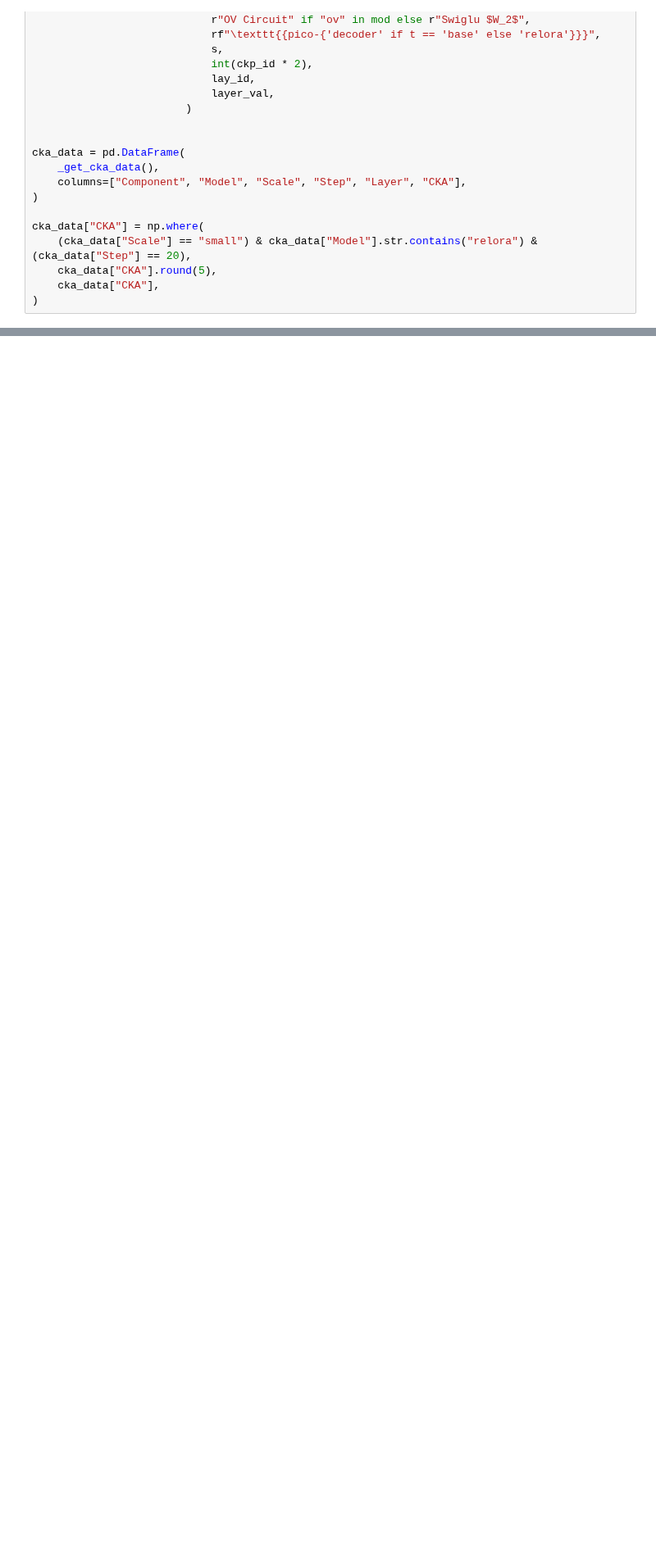
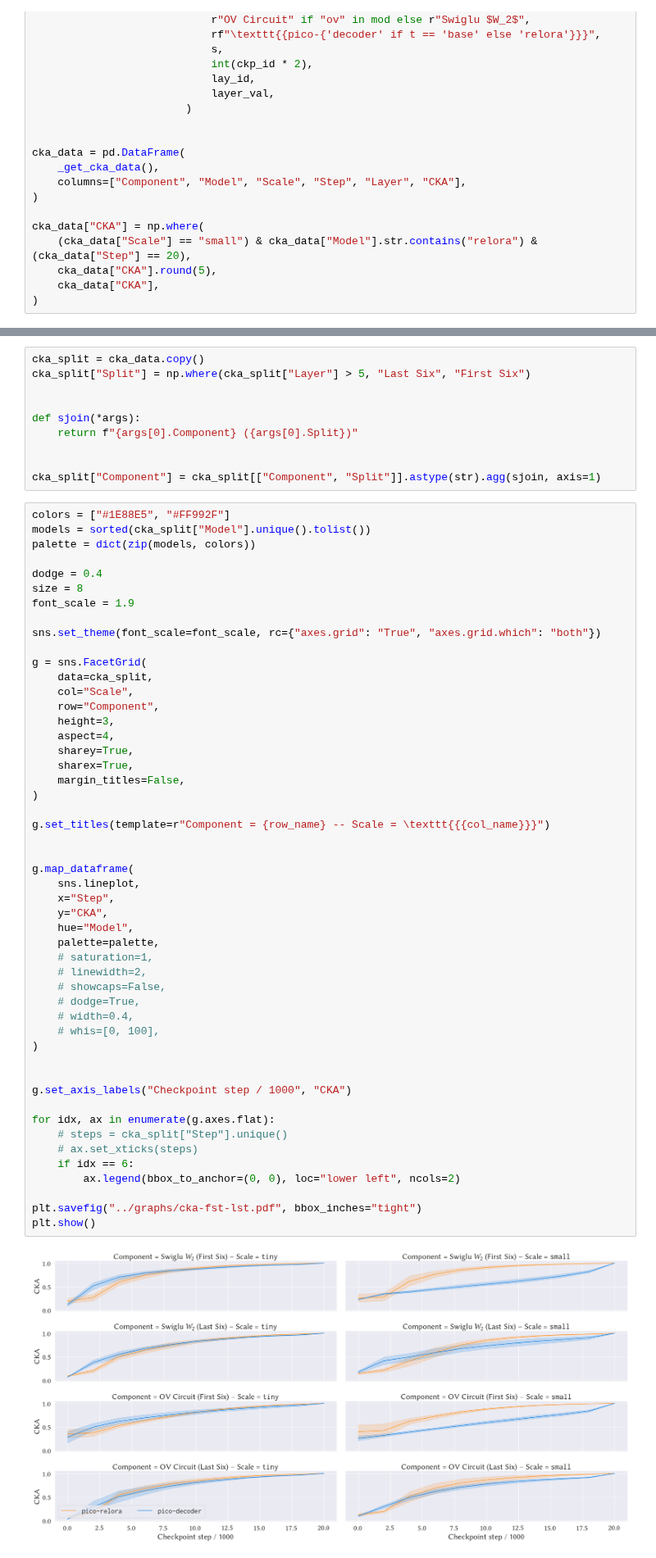
Before and after one commit to Yu-val-weiss/relora-pico, a Jupyter notebook: notebooks/cka-plots.ipynb, the cells around one changed output, grey strips where cells are left out. Shown at 82% size. Cells and saved outputs as stored; diff of their text form; blank space fills up the shorter version.

Commit message:
update some plots

```diff
--- a/notebooks/cka-plots.ipynb
+++ b/notebooks/cka-plots.ipynb
@@ -186,0 +218,62 @@ cka_data[mask]
+# %%
+cka_split = cka_data.copy()
+cka_split["Split"] = np.where(cka_split["Layer"] > 5, "Last Six", "First Six")
+
+
+def sjoin(*args):
+    return f"{args[0].Component} ({args[0].Split})"
+
+
+cka_split["Component"] = cka_split[["Component", "Split"]].astype(str).agg(sjoin, axis=1)
+# %%
+colors = ["#1E88E5", "#FF992F"]
+models = sorted(cka_split["Model"].unique().tolist())
+palette = dict(zip(models, colors))
+
+dodge = 0.4
+size = 8
+font_scale = 1.9
+
+sns.set_theme(font_scale=font_scale, rc={"axes.grid": "True", "axes.grid.which": "both"})
+
+g = sns.FacetGrid(
+    data=cka_split,
+    col="Scale",
+    row="Component",
+    height=3,
+    aspect=4,
+    sharey=True,
+    sharex=True,
+    margin_titles=False,
+)
+
+g.set_titles(template=r"Component = {row_name} -- Scale = \texttt{{{col_name}}}")
+
+
+g.map_dataframe(
+    sns.lineplot,
+    x="Step",
+    y="CKA",
+    hue="Model",
+    palette=palette,
+    # saturation=1,
+    # linewidth=2,
+    # showcaps=False,
+    # dodge=True,
+    # width=0.4,
+    # whis=[0, 100],
+)
+
+
+g.set_axis_labels("Checkpoint step / 1000", "CKA")
+
+for idx, ax in enumerate(g.axes.flat):
+    # steps = cka_split["Step"].unique()
+    # ax.set_xticks(steps)
+    if idx == 6:
+        ax.legend(bbox_to_anchor=(0, 0), loc="lower left", ncols=2)
+
+plt.savefig("../graphs/cka-fst-lst.pdf", bbox_inches="tight")
+plt.show()
+# %% [output]
+[figure, added]
```
Also changed, not shown: parts of 5 cells of this notebook, 14 other files.
